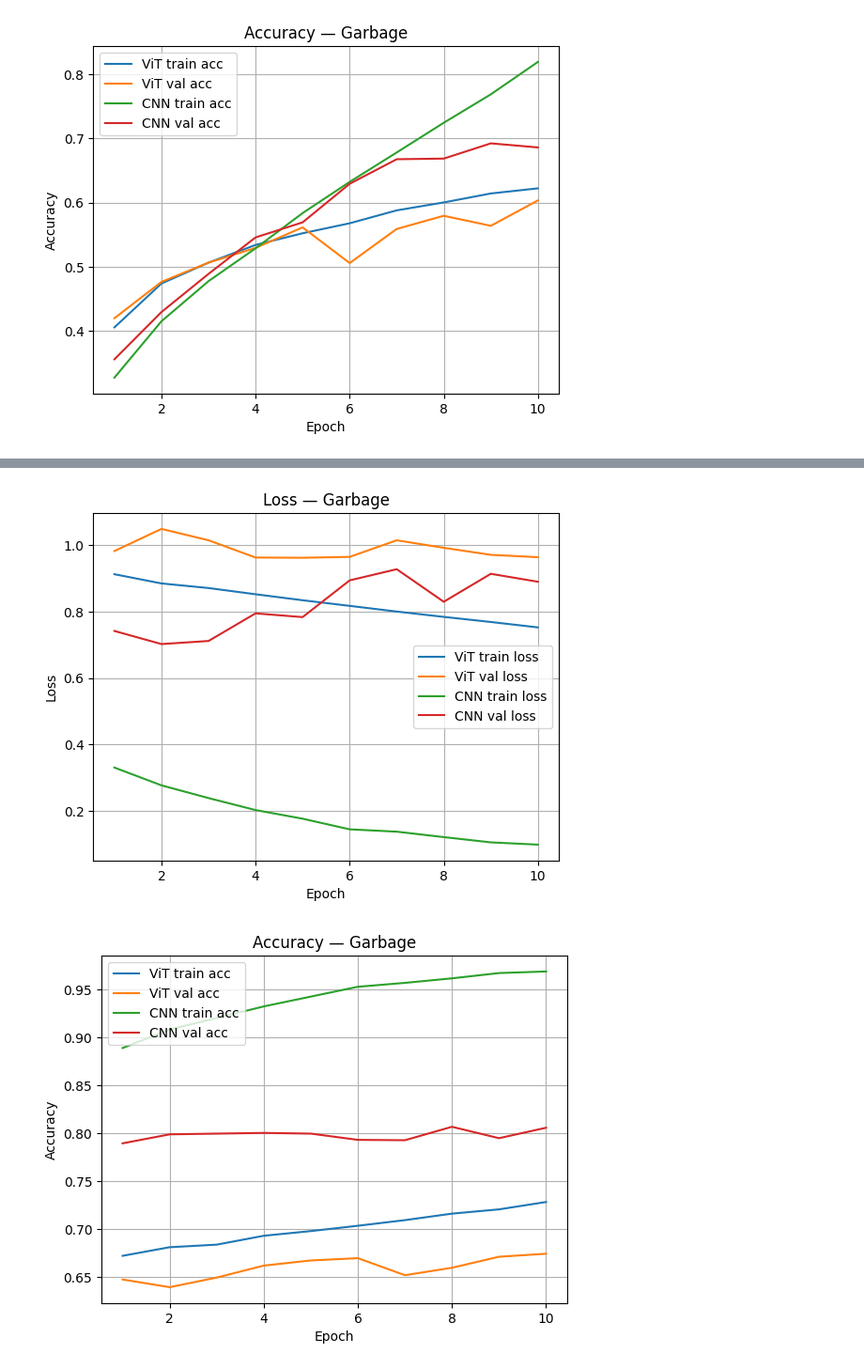
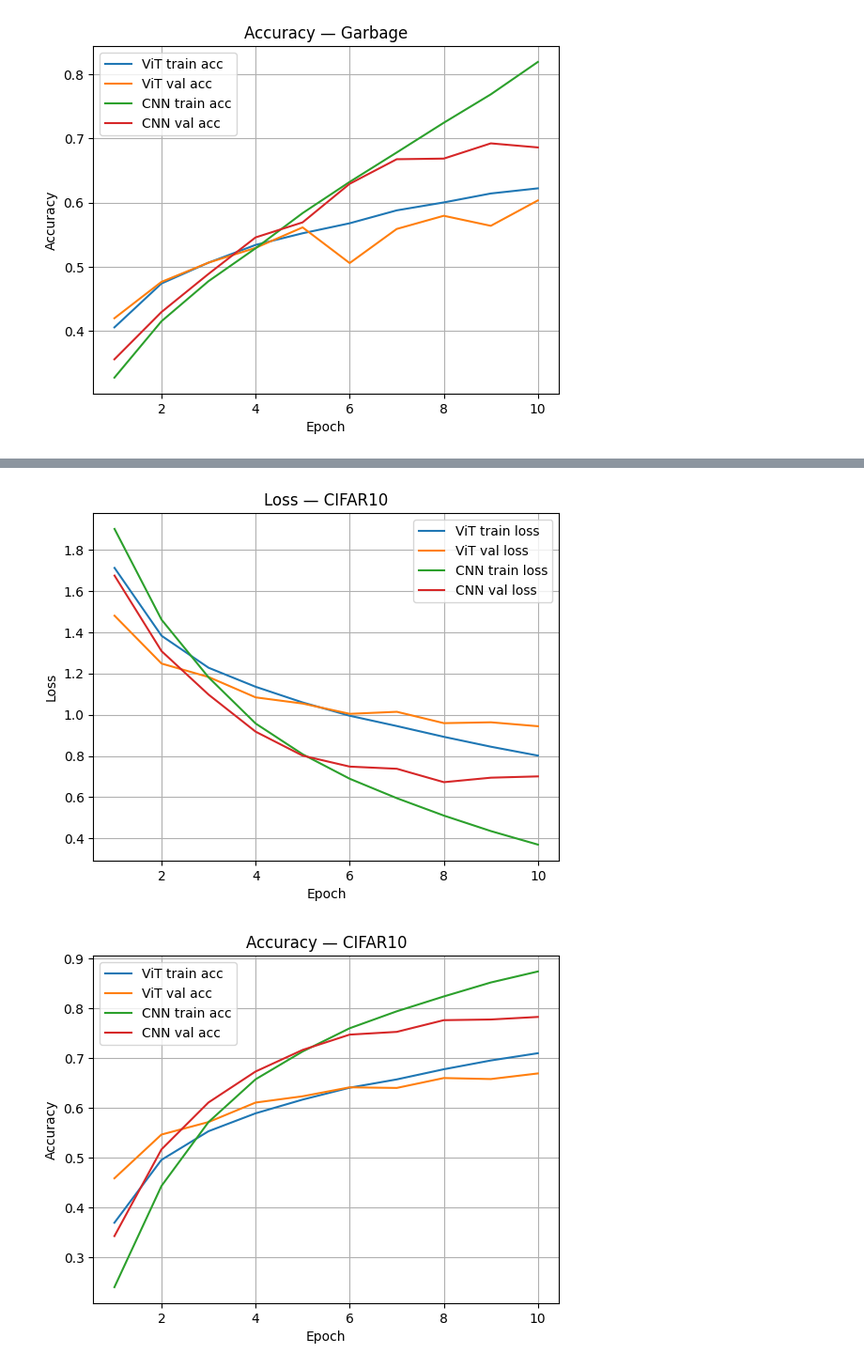
Before and after one commit to guillaume-joffre/project-hddl-segmentation, a Jupyter notebook: Test Projet 3.ipynb, the cells around one changed output, grey strips where cells are left out. Shown at 94% size. Saved outputs shown, nothing was run; the diff lists cells and outputs as text; code cells hidden in the pictures.

```diff
--- a/Test Projet 3.ipynb
+++ b/Test Projet 3.ipynb
@@ -375,19 +377,18 @@ class TransformerEncoderBlock(nn.Module):
 # %%
 class VisionTransformer(nn.Module):
     def __init__(self, patch_size, hidden_dim, num_heads, num_layers, num_classes,
-                 img_size=32, dropout=0.2):
+                 img_size=32, dropout=0.2, mlp_ratio=4):
         super().__init__()
+        assert img_size % patch_size == 0
+
         self.patch_embedding = PatchEmbedding(patch_size=patch_size, hidden_dim=hidden_dim)
-
         self.cls_token = nn.Parameter(torch.zeros(1, 1, hidden_dim))
-
         num_patches = (img_size // patch_size) ** 2
         self.pos_embedding = nn.Parameter(torch.zeros(1, num_patches + 1, hidden_dim))
-
         self.pos_dropout = nn.Dropout(dropout)
 
         self.transformer = nn.Sequential(*[
-            TransformerEncoderBlock(hidden_dim, num_heads, dropout=dropout)
+            TransformerEncoderBlock(hidden_dim, num_heads, dropout=dropout, mlp_ratio=mlp_ratio)
             for _ in range(num_layers)
         ])
 
@@ -396,14 +397,10 @@ class VisionTransformer(nn.Module):
     def forward(self, x):
         x = self.patch_embedding(x)
         B = x.shape[0]
-
         cls_tokens = self.cls_token.expand(B, -1, -1)
         x = torch.cat((cls_tokens, x), dim=1)
-
-        x = x + self.pos_embedding
-        x = self.pos_dropout(x)                  # <-- AJOUT
+        x = self.pos_dropout(x + self.pos_embedding)
         x = self.transformer(x)
-
         return self.classifier(x[:, 0])
 # %%
 class VGG16CNN(nn.Module):
@@ -549,16 +556,16 @@ def plot_vit_vs_cnn(results, title=""):
     plt.show()
 # %%
 # Paramètres
-HIDDEN_DIM = 128
+HIDDEN_DIM = 256
 NUM_HEADS = 8
-PATCH_SIZE = 16 # Pour 128x128, 16 est un bon compromis
+PATCH_SIZE = 16 #
 
 # Initialisation
 vit_model_v = VisionTransformer(
     patch_size=PATCH_SIZE,
     hidden_dim=HIDDEN_DIM,
     num_heads=NUM_HEADS,
-    num_layers=4,
+    num_layers=6,
     num_classes=NUM_CLASSES_V,
     img_size=IMG_SIZE_V,
     dropout=0.2
@@ -572,7 +579,5 @@ optimizer_cnn_v = torch.optim.AdamW(cnn_model_v.parameters(), lr=1e-4, weight_de
 criterion = nn.CrossEntropyLoss()
 
 print("Modèles prêts pour l'entraînement !")
-print_params_report("CNN (VGG16-style)", cnn_model_v)
-print_params_report("ViT", vit_model_v)
 # %% [output]
 Modèles prêts pour l'entraînement !
@@ -653,7 +666,7 @@ plot_vit_vs_cnn(results_v, title="Vehicles")
 [figure]
 # %%
 # Paramètres
-HIDDEN_DIM = 128
+HIDDEN_DIM = 256
 NUM_HEADS = 8
 PATCH_SIZE = 16 # Pour 128x128, 16 est un bon compromis
 
@@ -662,13 +675,13 @@ vit_model_gar = VisionTransformer(
     patch_size=PATCH_SIZE,
     hidden_dim=HIDDEN_DIM,
     num_heads=NUM_HEADS,
-    num_layers=4,
+    num_layers=6,
     num_classes=NUM_CLASSES_GAR,
     img_size=IMG_SIZE_GAR,
     dropout=0.2
 ).to(device)
 
-cnn_model_gar = VGG16CNN(num_classes=NUM_CLASSES_GAR).to(device)
+cnn_model_gar = VGG16CNN(num_classes=NUM_CLASSES_GAR,img_size=IMG_SIZE_GAR).to(device)
 
 # Exemple de configuration d'entraînement
 optimizer_vit_gar = torch.optim.AdamW(vit_model_gar.parameters(), lr=1e-4)
@@ -678,8 +691,5 @@ criterion = nn.CrossEntropyLoss()
 print("Modèles prêts pour l'entraînement !")
 print_params_report("CNN (VGG16-style)", cnn_model_gar)
 print_params_report("ViT", vit_model_gar)
-
-print_trainable_by_module(vit_model, top_k=15)
-print_trainable_by_module(cnn_model, top_k=15)
 # %% [output]
 Modèles prêts pour l'entraînement !
@@ -738,15 +739,15 @@ plot_vit_vs_cnn(results_gar, title="Garbage")
 # %%
 
 # Initialisation
-HIDDEN_DIM = 128
-NUM_HEADS = 4
+HIDDEN_DIM = 256
+NUM_HEADS = 8
 PATCH_SIZE_CIF=4
 NUM_CLASSES_CIF=10
 vit_model_cif = VisionTransformer(
     patch_size=PATCH_SIZE_CIF,
     hidden_dim=HIDDEN_DIM,
     num_heads=NUM_HEADS,
-    num_layers=4,
+    num_layers=6,
     num_classes=NUM_CLASSES_CIF,
     img_size=IMG_SIZE_CIF,
     dropout=0.2
@@ -899,5 +849,5 @@ Epoch 10/10
 # %%
-plot_vit_vs_cnn(results_cif, title="Garbage")
+plot_vit_vs_cnn(results_cif, title="CIFAR10")
 # %% [output]
-[figure, old version]
+[figure, new version]
-[figure, old version]
+[figure, new version]
```
Also changed, not shown: parts of 16 cells of this notebook.
